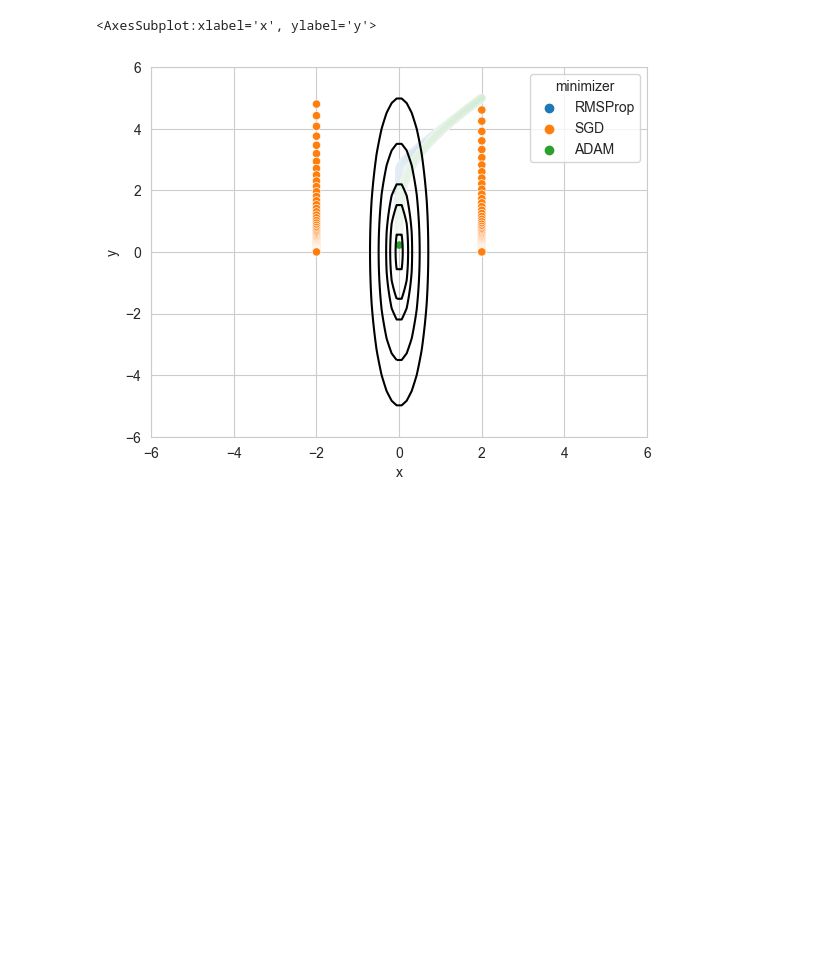
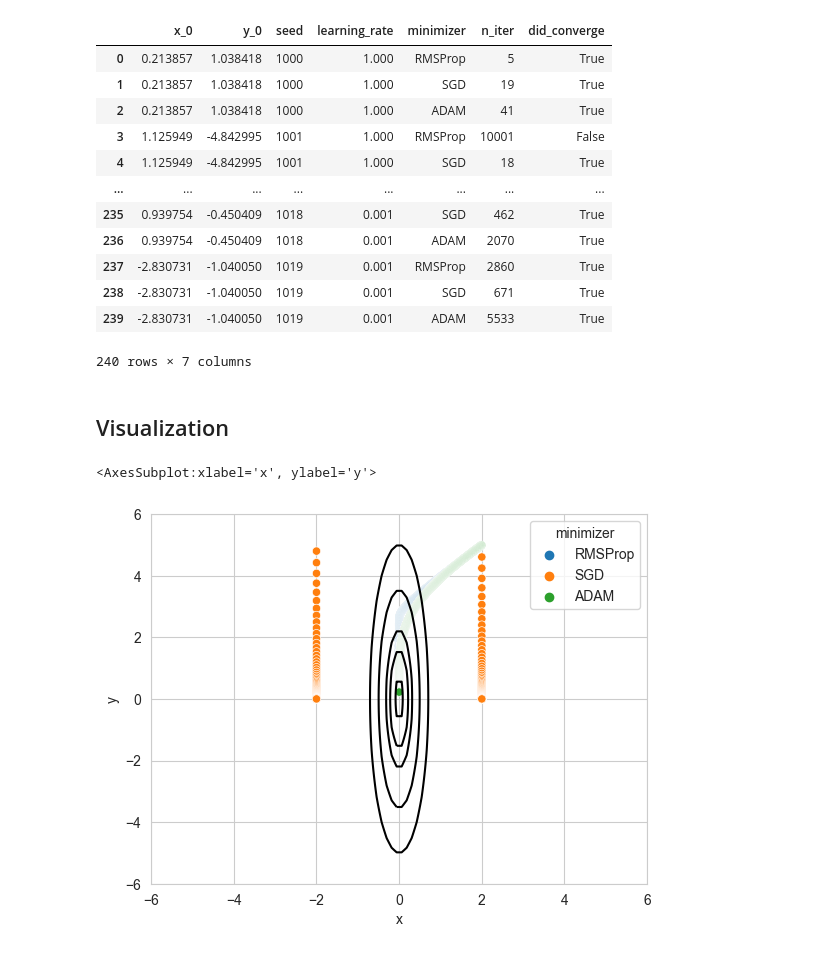
Before and after one commit to SawickiBartosz/RMSPropForBioBERT, a Jupyter notebook: function_optimization.ipynb, the cells around one changed output. Saved outputs shown, nothing was run; the diff lists cells and outputs as text; code cells hidden in the pictures; blank space fills up the shorter version.

```diff
--- a/function_optimization.ipynb
+++ b/function_optimization.ipynb
@@ -8,0 +14,40 @@ tf.compat.v1.enable_eager_execution()
+# %%
+repeat_n_times = 20
+learning_rates = [1, 0.1, 0.01, 0.001]
+seeds = [i for i in range(1000, 1000 + repeat_n_times)]
+results = []
+for learning_rate in learning_rates:
+    print(f"Evaluating learning_rate = {learning_rate}")
+    for seed in tqdm(seeds):
+        rng = np.random.default_rng(seed=seed)
+        minimizers = {
+            "RMSProp": RMSProp.RMSProp(learning_rate=learning_rate),
+            "SGD": tf.keras.optimizers.SGD(learning_rate),
+            "ADAM": tf.keras.optimizers.Adam(learning_rate)
+        }
+        x_0 = rng.uniform(-5, 5)
+        y_0 = rng.uniform(-5, 5)
+        for minimizer_name, minimizer in minimizers.items():
+            x = tf.Variable(x_0)
+            y = tf.Variable(y_0)
+            target_fn = lambda: 100 * x * x + 2 * y * y
+            n_iter = 0
+            did_converge = True
+            while abs(target_fn() - 0) >= 0.01:
+                n = minimizer.minimize(target_fn, var_list=[x, y])
+                n_iter += 1
+                if n_iter > 10_000:
+                    did_converge = False
+                    break
+
+            results += [{
+                "x_0": x_0,
+                "y_0": y_0,
+                "seed": seed,
+                "learning_rate": learning_rate,
+                "minimizer": minimizer_name,
+                "n_iter": n_iter,
+                "did_converge": did_converge
+            }]
+
+results = pd.DataFrame(results)
@@ -8,0 +59,16 @@ tf.compat.v1.enable_eager_execution()
+# %%
+results
+# %% [output]
+|  | x_0 | y_0 | seed | learning_rate | minimizer | n_iter | did_converge |
+| 0 | 0.213857 | 1.038418 | 1000 | 1.000 | RMSProp | 5 | True |
+| 1 | 0.213857 | 1.038418 | 1000 | 1.000 | SGD | 19 | True |
+| 2 | 0.213857 | 1.038418 | 1000 | 1.000 | ADAM | 41 | True |
+| 3 | 1.125949 | -4.842995 | 1001 | 1.000 | RMSProp | 10001 | False |
+| 4 | 1.125949 | -4.842995 | 1001 | 1.000 | SGD | 18 | True |
+| ... | ... | ... | ... | ... | ... | ... | ... |
+| 235 | 0.939754 | -0.450409 | 1018 | 0.001 | SGD | 462 | True |
+| 236 | 0.939754 | -0.450409 | 1018 | 0.001 | ADAM | 2070 | True |
+| 237 | -2.830731 | -1.040050 | 1019 | 0.001 | RMSProp | 2860 | True |
+| 238 | -2.830731 | -1.040050 | 1019 | 0.001 | SGD | 671 | True |
+| 239 | -2.830731 | -1.040050 | 1019 | 0.001 | ADAM | 5533 | True |
+240 rows × 7 columns
@@ -9 +77,3 @@ tf.compat.v1.enable_eager_execution()
+# %% [markdown]
+## Visualization
 # %%
```
Also changed, not shown: parts of 17 cells of this notebook, 2 other files.
